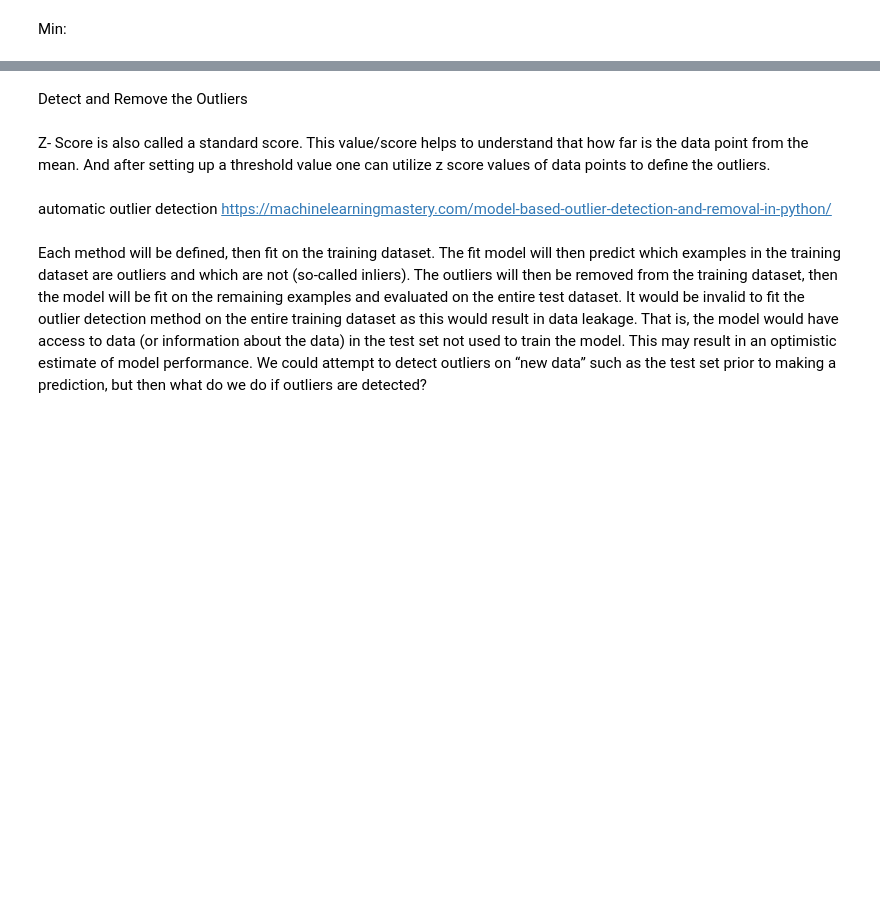
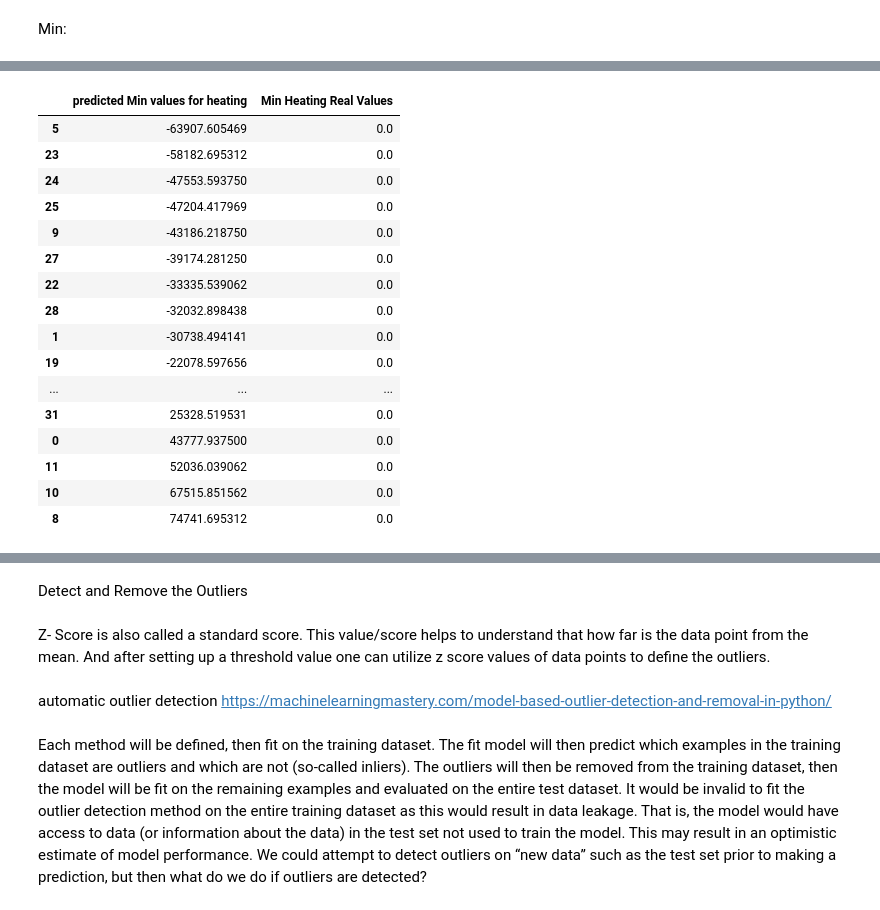
Before and after one commit to sajad95/Heat, a Jupyter notebook: FastCodeImpactofweatherXGB.ipynb, the cells around one changed output, grey strips where cells are left out. Saved outputs shown, nothing was run; the diff lists cells and outputs as text; code cells hidden in the pictures; blank space fills up the shorter version.

```diff
--- a/FastCodeImpactofweatherXGB.ipynb
+++ b/FastCodeImpactofweatherXGB.ipynb
@@ -347,2 +282,2 @@ plt.show()
 # %%
-model1.fit(train_inputs_sc, train_targets_sc)
+model1.fit(train_inputs, train_targets)
@@ -444,3 +443,7 @@ predsMin = model.predict(Min_input)
+# %%
+predsMin = model1.predict(Min_input)
+#predsMinA = pd.DataFrame(predsMin , columns = ['prediction'])
+#predsMinA.sort_values('prediction')
 # %%
 Min_Target=pd.DataFrame(Min_Target['Heating'])
 Min_Target.reset_index(inplace = True)
@@ -448,6 +451,24 @@ Min_Target.drop('index', axis=1, inplace=True)
 # %%
 MinHeating = pd.DataFrame(predsMin, columns =['predicted Min values for heating '])
 MinHeating[' Min Heating Real Values'] = Min_Target
-MinHeating.head(10)
+MinHeating.sort_values('predicted Min values for heating ')
+# %% [output]
+|  | predicted Min values for heating | Min Heating Real Values |
+| 5 | -63907.605469 | 0.0 |
+| 23 | -58182.695312 | 0.0 |
+| 24 | -47553.593750 | 0.0 |
+| 25 | -47204.417969 | 0.0 |
+| 9 | -43186.218750 | 0.0 |
+| 27 | -39174.281250 | 0.0 |
+| 22 | -33335.539062 | 0.0 |
+| 28 | -32032.898438 | 0.0 |
+| 1 | -30738.494141 | 0.0 |
+| 19 | -22078.597656 | 0.0 |
+| ... | ... | ... |
+| 31 | 25328.519531 | 0.0 |
+| 0 | 43777.937500 | 0.0 |
+| 11 | 52036.039062 | 0.0 |
+| 10 | 67515.851562 | 0.0 |
+| 8 | 74741.695312 | 0.0 |
 # %%
 plt.figure(figsize=(30,8));
```
Also changed, not shown: parts of 33 cells of this notebook.
